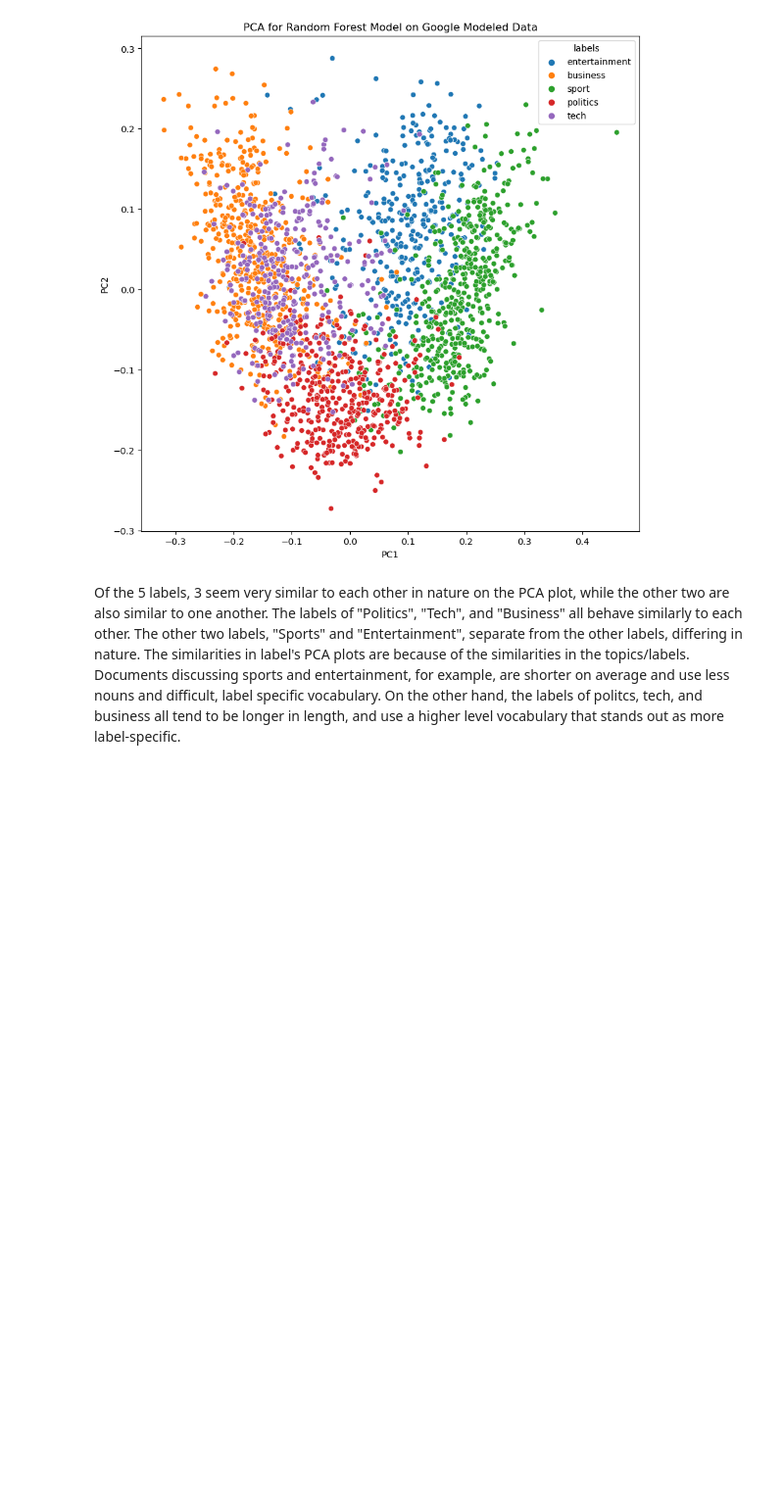
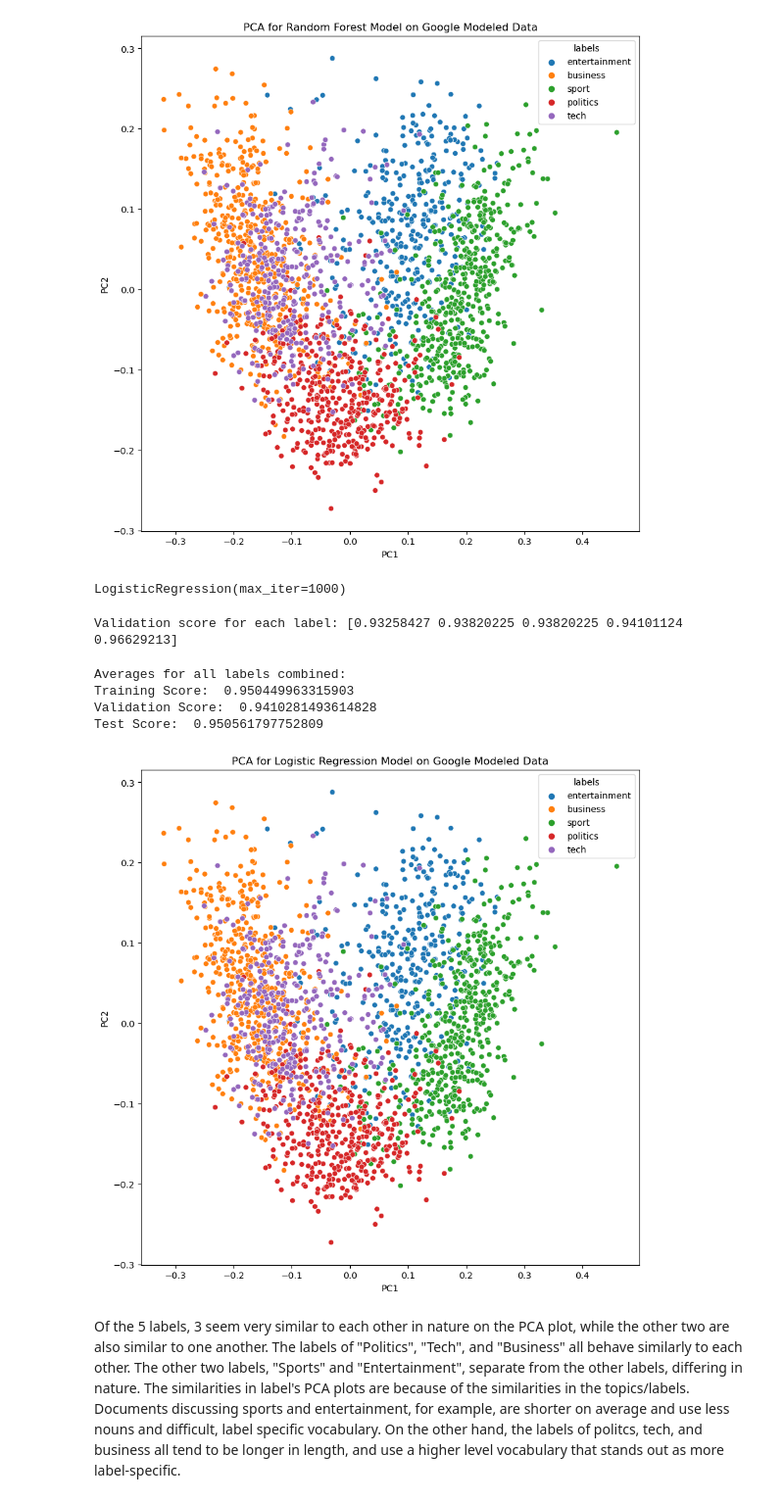
Before and after one commit to tehnoobface/ML_final_mini_project, a Jupyter notebook: Scratch_work.ipynb, the cells around one changed output. Shown at 98% size. Drawn from its saved outputs; the diff is of its cells as text; code cells hidden in the pictures; blank space fills up the shorter version.

```diff
--- a/Scratch_work.ipynb
+++ b/Scratch_work.ipynb
@@ -242,5 +303,51 @@ plt.title('PCA for Random Forest Model on Google Modeled Data')
 # %% [output]
 Text(0.5, 1.0, 'PCA for Random Forest Model on Google Modeled Data')
 [figure]
+# %%
+# Logistical Regression with Google's modeled data
+lr_google = LogisticRegression(max_iter=1000)
+lr_google.fit(X_train_google, y_train)
+
+# cell took 0.7 seconds to run
+# %% [output]
+LogisticRegression(max_iter=1000)
+# %%
+# Cross validation for LR of google's modeled data
+
+cv_scores = cross_val_score(lr_google, X_train_google, y_train, cv=5)
+print('Validation score for each label:', cv_scores) # Cell took 3.4 seconds to run
+# %% [output]
+Validation score for each label: [0.93258427 0.93820225 0.93820225 0.94101124 0.96629213]
+# %%
+cv_result = pd.DataFrame(
+        cross_validate(lr_google, X_train_google,y_train,scoring=['accuracy'], return_train_score=True, verbose=0, n_jobs=-1, cv=6)
+    ).rename(columns={'test_accuracy':'val_accuracy'}).iloc[:,2:]
+
+# score
+val_score = cv_result['val_accuracy'].mean()
+train_score = cv_result['train_accuracy'].mean()
+test_score = accuracy_score(y_true=y_test,y_pred=lr_google.predict(X_test_google))
+
+print('Averages for all labels combined:')
+print('Training Score: ',train_score)
+print('Validation Score: ',val_score)
+print('Test Score: ',test_score) # Cell took 1.9 seconds to run
+# %% [output]
+Averages for all labels combined:
+Training Score:  0.950449963315903
+Validation Score:  0.9410281493614828
+Test Score:  0.950561797752809
+# %%
+# PCA of Google's modeled data with Logistical Regression
+pca_lr_google = PCA(n_components=2)
+pca_lr_google_df = pd.DataFrame(pca_lr_google.fit_transform(google_data_vectorizer(X)), columns=['PC1','PC2'])
+pca_lr_google_df['labels'] = bbc_data['labels'].copy()
+
+plt.figure(figsize=(10,10))
+sns.scatterplot(data=pca_lr_google_df, x='PC1', y='PC2', hue='labels')
+plt.title('PCA for Logistic Regression Model on Google Modeled Data')
+plt.show()
+# %% [output]
+[figure, added]
 # %% [markdown]
 Of the 5 labels, 3 seem very similar to each other in nature on the PCA plot, while the other two are also similar to one another. The labels of "Politics", "Tech", and "Business" all behave similarly to each other. The other two labels, "Sports" and "Entertainment", separate from the other labels, differing in nature. The similarities in label's PCA plots are because of the similarities in the topics/labels. Documents discussing sports and entertainment, for example, are shorter on average and use less nouns and difficult, label specific vocabulary. On the other hand, the labels of politcs, tech, and business all tend to be longer in length, and use a higher level vocabulary that stands out as more label-specific.
```
Also changed, not shown: parts of 11 cells of this notebook.
